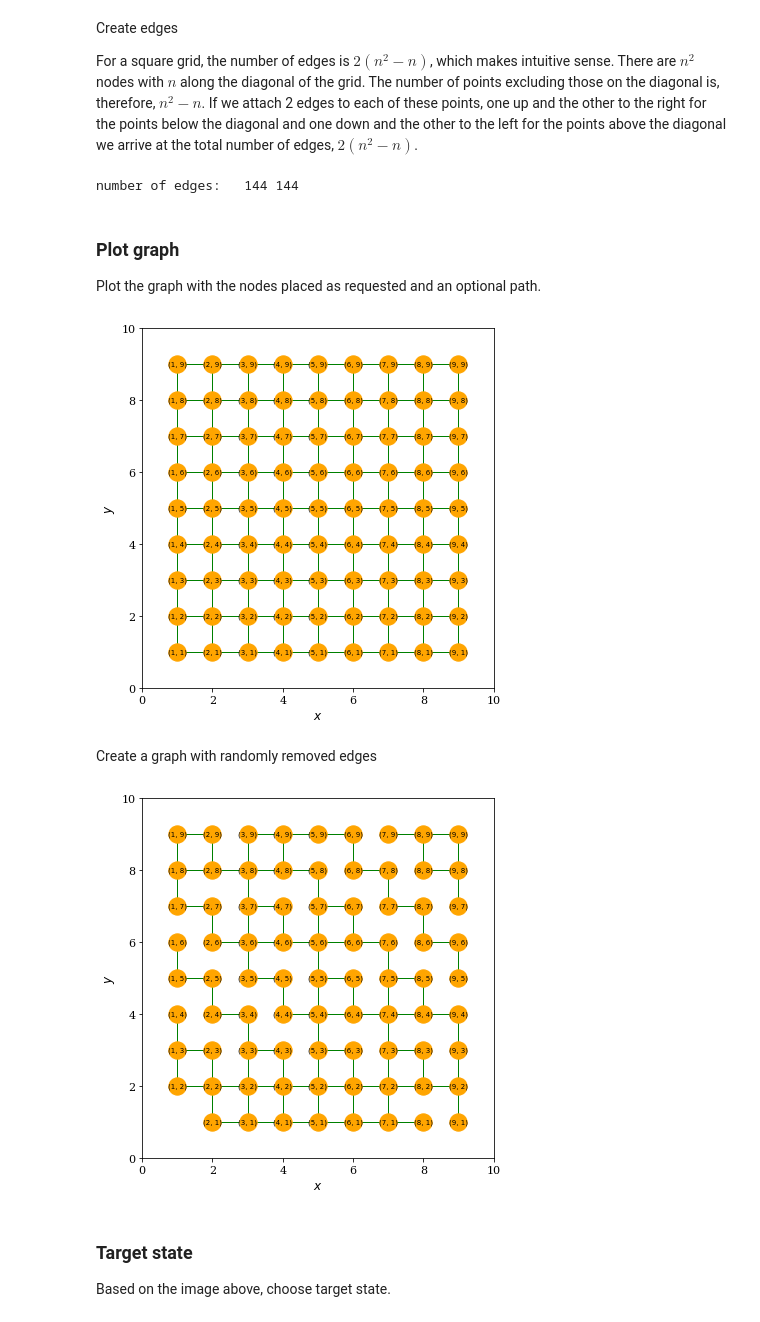
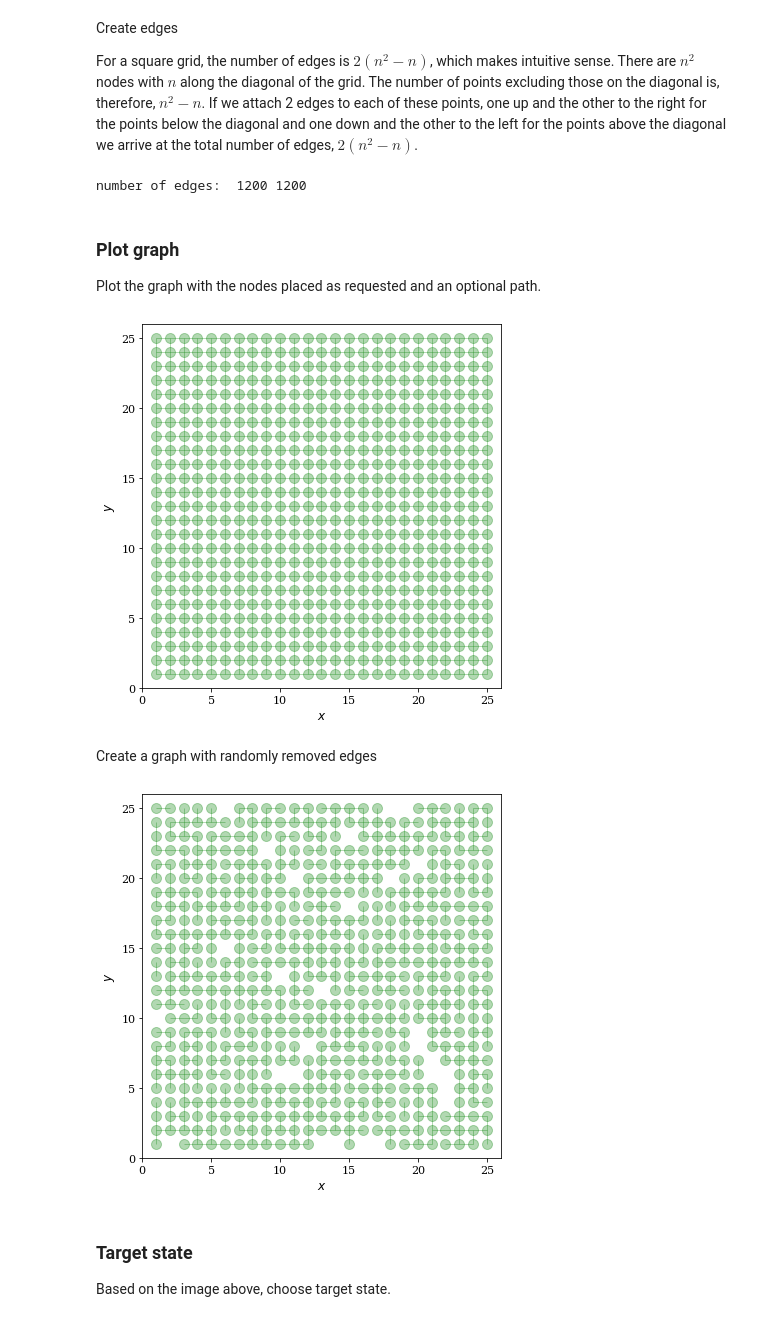
Before and after one commit to hbprosper/mlpracticum, a Jupyter notebook: 04_reinforcement_learning.ipynb, the cells around one changed output. Drawn from its saved outputs; the diff is of its cells as text; code cells hidden in the pictures.

```diff
--- a/04_reinforcement_learning.ipynb
+++ b/04_reinforcement_learning.ipynb
@@ -79,7 +79,7 @@ For a square grid, the number of nodes is $n^2$, where $n$ is the number of poin
 # ---------------------------------------------
 # size of grid
 # ---------------------------------------------
-N = 9
+N = 25
 xmin, xmax = 0, N+1
 ymin, ymax = 0, N+1
 x_limits   = (xmin, xmax)
@@ -118,14 +118,14 @@ full_graph= nx.Graph()
 full_graph.add_edges_from(all_edges)
 print('number of edges: %5d' % len(all_edges), 2*(N**2-N))
 # %% [output]
-number of edges:   144 144
+number of edges:  1200 1200
 # %% [markdown]
 ### Plot graph
 Plot the graph with the nodes placed as requested and an optional path.
 # %%
 def plot_graph(graph,   # a network of nodes
                filename=None,
-               path=[], # path defined by an ordered sequence of nodes
+               paths=[], # paths defined by ordered sequences of nodes
                xlimits=x_limits,
                ylimits=y_limits,
                latex=False):
@@ -143,6 +143,18 @@ def plot_graph(graph,   # a network of nodes
     ax.set_xlim(xlimits)
     ax.set_ylim(ylimits)
 
+    if len(paths) > 0:
+        kolors = ['red', 'orange', 'blue', 'magenta']
+        ii = 0
+        for path in paths:
+            # plot paths
+            x = [z for z, _ in path]
+            y = [z for _, z in path]
+            ax.plot(x, y, c=kolors[ii], linewidth=3)
+            ii += 1
+            if ii >= len(kolors):
+                ii = 0
+
     # in order to place the nodes where we
     # want them, draw_networkx requires the
     # positions to be given in a node to
@@ -155,17 +167,16 @@ def plot_graph(graph,   # a network of nodes
     # nodes, that is, the graph!
     nx.draw_networkx(graph,
                      pos=nodes,
-                     node_color='orange',
+                     node_color='green',
+                     node_size=100,
+                     alpha=0.3,
                      edge_color='green',
-                     with_labels=True,
+                     with_labels=False,
                      width=1,
-                     font_size=7,
+                     font_size=5,
                      ax=ax)
 
-    if len(path) > 0:
-        x = [z for z, _ in path]
-        y = [z for _, z in path]
-        ax.plot(x, y, c='red', linewidth=3)
+    #ax.grid(True, which="both", linestyle='-')
 
     # apparently, this is needed to make
     # the axes appear!
@@ -182,17 +193,18 @@ def plot_graph(graph,   # a network of nodes
 # %%
 plot_graph(full_graph)
 # %% [output]
-[figure, old version]
+[figure, new version]
 # %% [markdown]
 Create a graph with randomly removed edges
 # %%
-n_edges = 100
+n_edges = 700
+rnd.shuffle(all_edges)
 edges   = all_edges[:n_edges]
 graph   = nx.Graph()
 graph.add_edges_from(edges)
 plot_graph(graph)
 # %% [output]
-[figure, old version]
+[figure, new version]
 # %% [markdown]
 ### Target state
 Based on the image above, choose target state.
```
Also changed, not shown: parts of 7 cells of this notebook, 1 other file.
